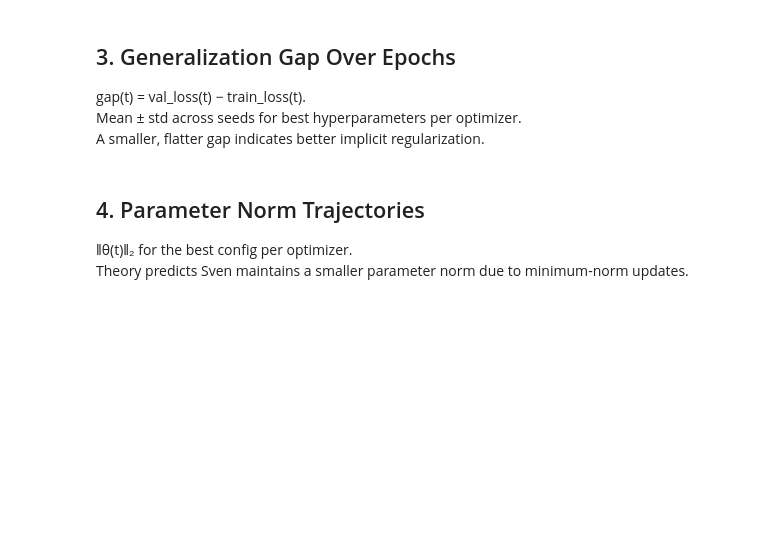
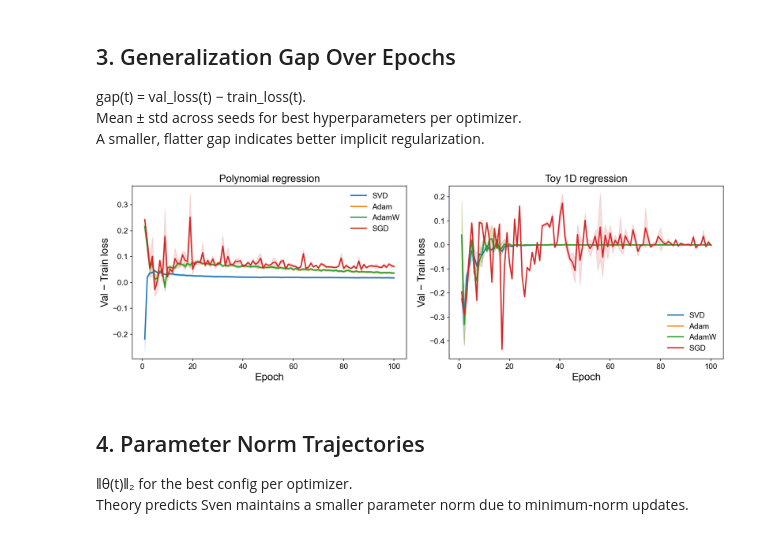
Before and after one commit to sambt/sven-experiments, a Jupyter notebook: analysis/implicit_regularization_analysis.ipynb, the cells around one changed output. Drawn from its saved outputs; the diff is of its cells as text; code cells hidden in the pictures; blank space fills up the shorter version.

```diff
--- a/analysis/implicit_regularization_analysis.ipynb
+++ b/analysis/implicit_regularization_analysis.ipynb
@@ -184,34 +193,36 @@ def compute_gap_curves(df, opt):
     for _, row in best_rows.iterrows():
         train_arr = get_loss_array(row, 'train')
         val_arr   = get_loss_array(row, 'val')[1:len(train_arr)+1]
         if len(val_arr) == len(train_arr):
             gap_curves.append(val_arr - train_arr)
     if not gap_curves:
         return None, None, None
     gap_arr = np.array(gap_curves)
     return np.arange(1, gap_arr.shape[1]+1), gap_arr.mean(0), gap_arr.std(0)
 
 
 def plot_gen_gap(df, title, ax, optimizers=('SVD', 'Adam', 'AdamW', 'SGD')):
     for opt in optimizers:
         epochs, mean, std = compute_gap_curves(df, opt)
         if epochs is None:
             continue
         color = OPT_COLORS.get(opt, 'gray')
         ax.plot(epochs, mean, color=color, label=opt)
         ax.fill_between(epochs, mean-std, mean+std, color=color, alpha=0.15)
-    ax.set_yscale('log')
+    #ax.set_yscale('log')
     ax.set_xlabel('Epoch')
     ax.set_ylabel('Val − Train loss')
     ax.set_title(title)
     ax.legend()
 
 fig, axes = plt.subplots(1, 2, figsize=(14, 5))
 plot_gen_gap(df_poly, 'Polynomial regression', axes[0])
 plot_gen_gap(df_1d,   'Toy 1D regression',     axes[1])
 plt.tight_layout()
 plt.savefig(f'{PLOT_DIR}/generalization_gap.pdf')
 plt.show()
+# %% [output]
+[figure, added]
 # %% [markdown]
 ## 4. Parameter Norm Trajectories
 
```
Also changed, not shown: parts of 10 cells of this notebook.
